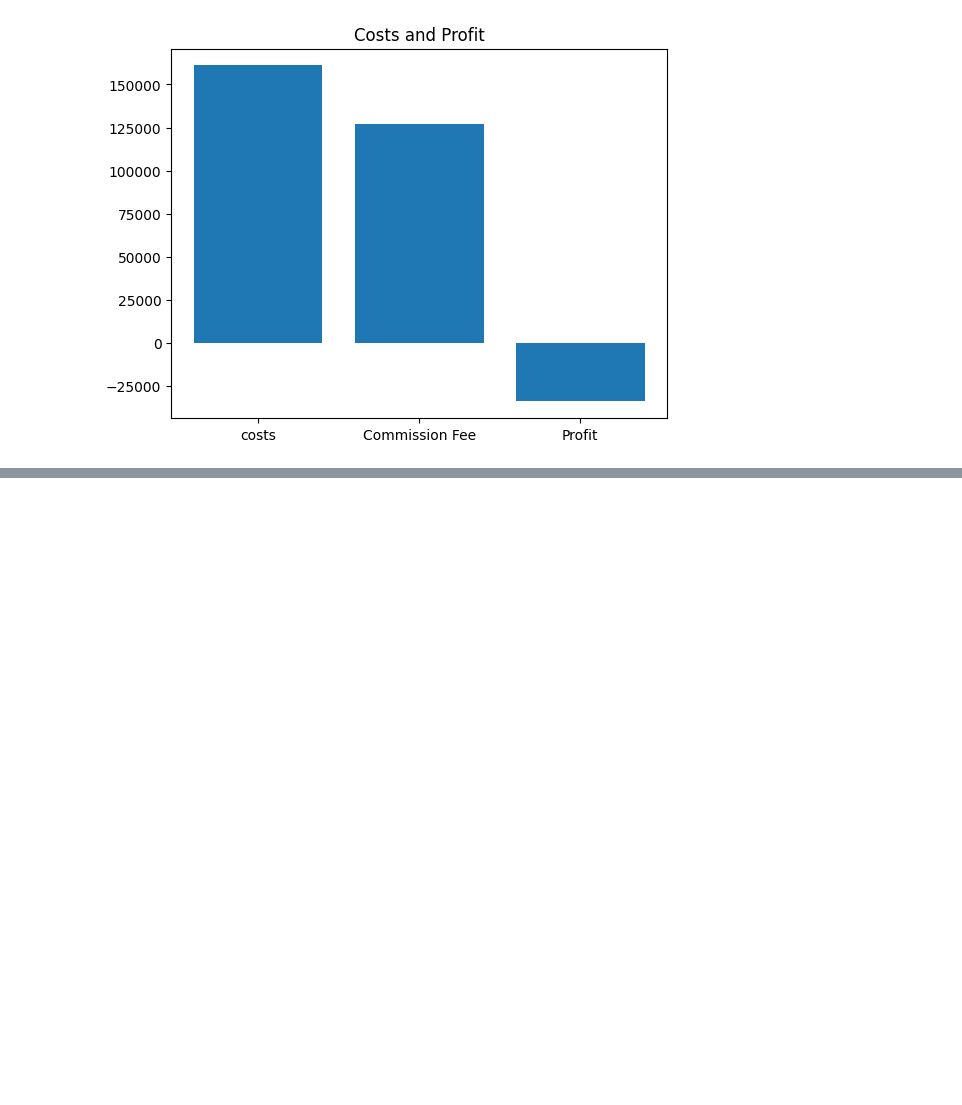
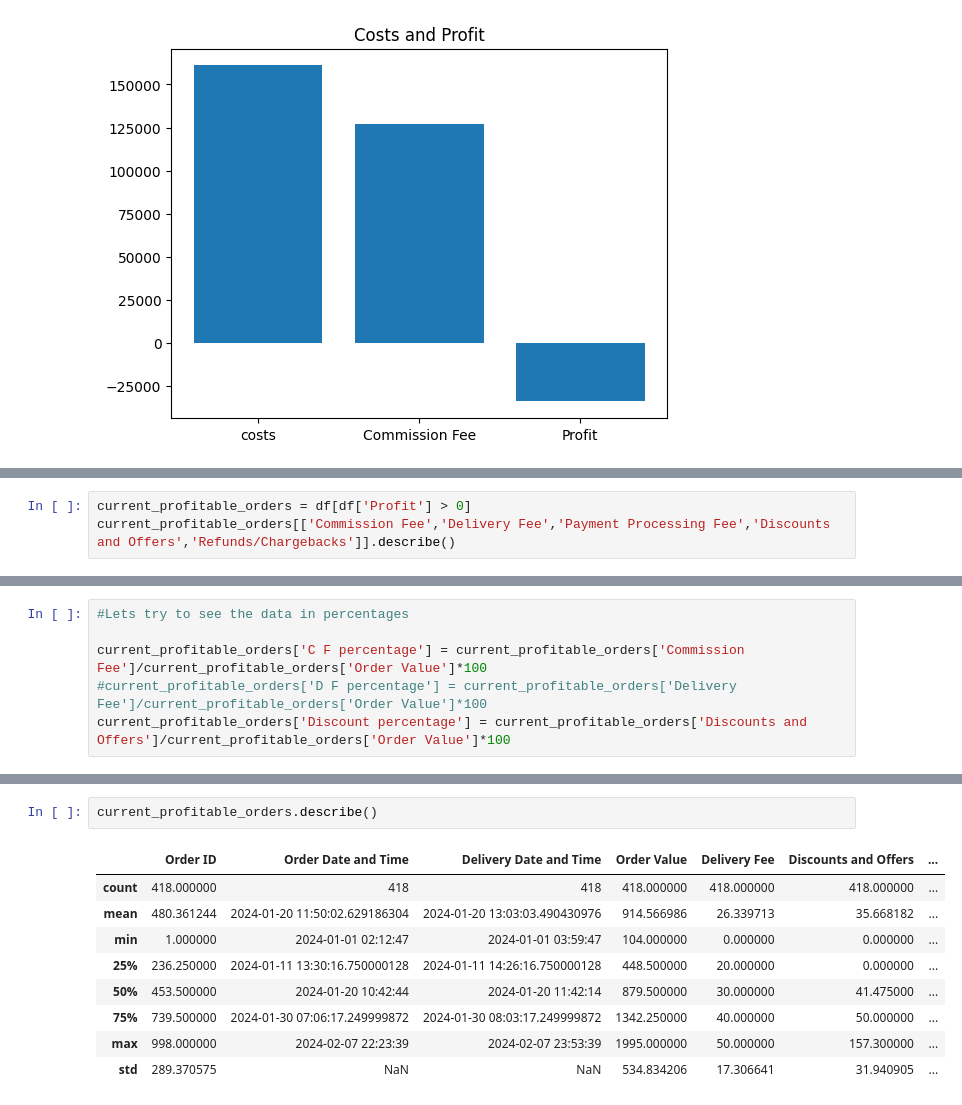
Before and after one commit to nit-kat/DS_Projects, a Jupyter notebook: Delivery_Cost_Analysis.ipynb, the cells around one changed output, grey strips where cells are left out. Saved outputs shown, nothing was run; the diff lists cells and outputs as text; blank space fills up the shorter version.

```diff
--- a/Delivery_Cost_Analysis.ipynb
+++ b/Delivery_Cost_Analysis.ipynb
@@ -214,0 +243,3 @@ We can safely conclude that To be **profitable**:
+# %%
+current_profitable_orders = df[df['Profit'] > 0]
+current_profitable_orders[['Commission Fee','Delivery Fee','Payment Processing Fee','Discounts and Offers','Refunds/Chargebacks']].describe()
@@ -214,0 +256,6 @@ We can safely conclude that To be **profitable**:
+# %%
+#Lets try to see the data in percentages
+
+current_profitable_orders['C F percentage'] = current_profitable_orders['Commission Fee']/current_profitable_orders['Order Value']*100
+#current_profitable_orders['D F percentage'] = current_profitable_orders['Delivery Fee']/current_profitable_orders['Order Value']*100
+current_profitable_orders['Discount percentage'] = current_profitable_orders['Discounts and Offers']/current_profitable_orders['Order Value']*100
@@ -214,0 +273,12 @@ We can safely conclude that To be **profitable**:
+# %%
+current_profitable_orders.describe()
+# %% [output]
+|  | Order ID | Order Date and Time | Delivery Date and Time | Order Value | Delivery Fee | Discounts and Offers | ... |
+| count | 418.000000 | 418 | 418 | 418.000000 | 418.000000 | 418.000000 | ... |
+| mean | 480.361244 | 2024-01-20 11:50:02.629186304 | 2024-01-20 13:03:03.490430976 | 914.566986 | 26.339713 | 35.668182 | ... |
+| min | 1.000000 | 2024-01-01 02:12:47 | 2024-01-01 03:59:47 | 104.000000 | 0.000000 | 0.000000 | ... |
+| 25% | 236.250000 | 2024-01-11 13:30:16.750000128 | 2024-01-11 14:26:16.750000128 | 448.500000 | 20.000000 | 0.000000 | ... |
+| 50% | 453.500000 | 2024-01-20 10:42:44 | 2024-01-20 11:42:14 | 879.500000 | 30.000000 | 41.475000 | ... |
+| 75% | 739.500000 | 2024-01-30 07:06:17.249999872 | 2024-01-30 08:03:17.249999872 | 1342.250000 | 40.000000 | 50.000000 | ... |
+| max | 998.000000 | 2024-02-07 22:23:39 | 2024-02-07 23:53:39 | 1995.000000 | 50.000000 | 157.300000 | ... |
+| std | 289.370575 | NaN | NaN | 534.834206 | 17.306641 | 31.940905 | ... |
```
Also changed, not shown: parts of 6 cells of this notebook.
